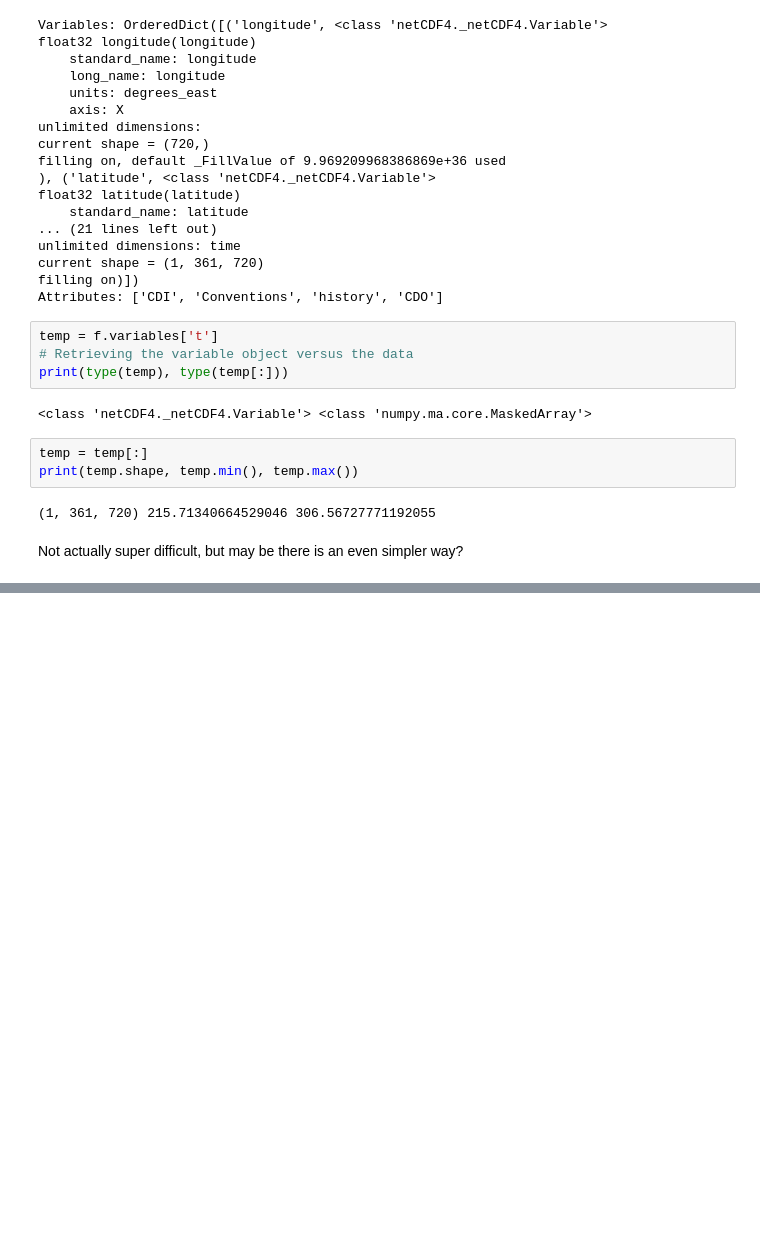
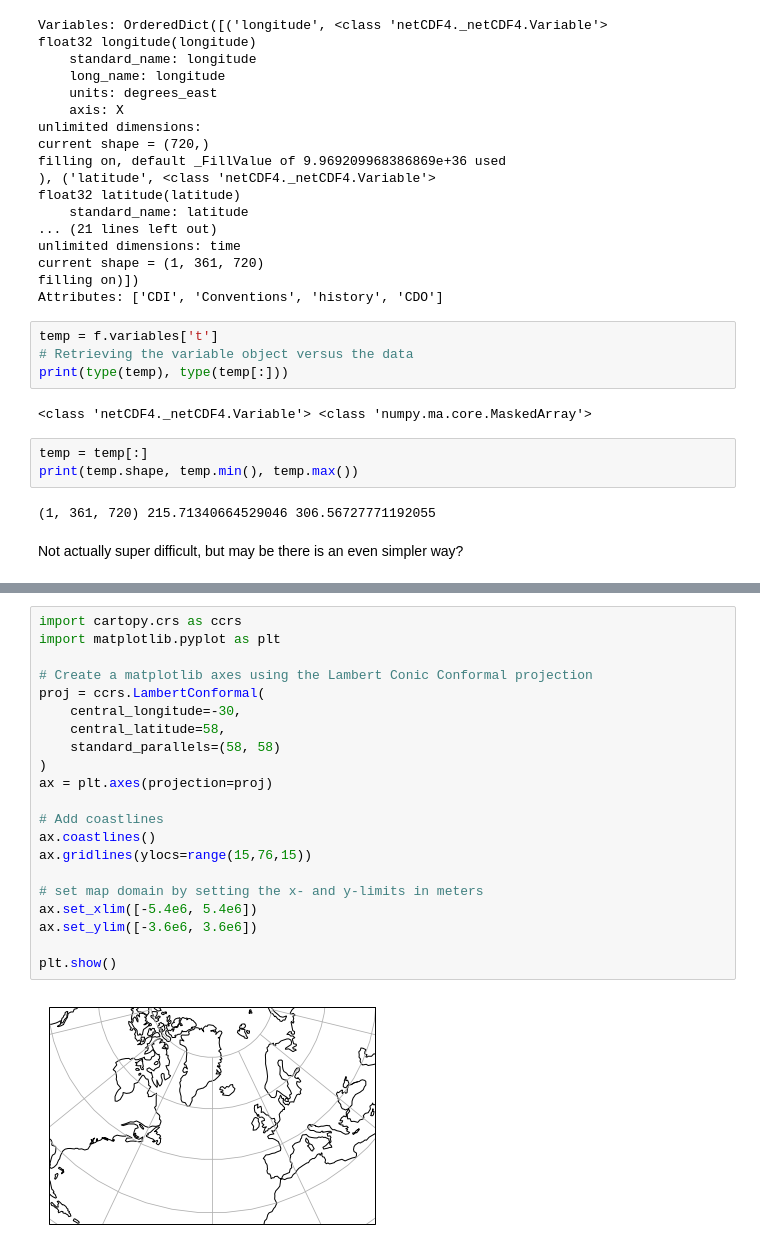
Before and after one commit to rewquey/python_intro, a Jupyter notebook: D2S2 Gridded data analysis.ipynb, the cells around one changed output, grey strips where cells are left out. Saved outputs shown, nothing was run; the diff lists cells and outputs as text; blank space fills up the shorter version.

```diff
--- a/D2S2 Gridded data analysis.ipynb
+++ b/D2S2 Gridded data analysis.ipynb
@@ -52,0 +115,23 @@ Where is the difference to the above?
+# %%
+import cartopy.crs as ccrs
+import matplotlib.pyplot as plt
+
+# Create a matplotlib axes using the Lambert Conic Conformal projection
+proj = ccrs.LambertConformal(
+    central_longitude=-30,
+    central_latitude=58,
+    standard_parallels=(58, 58)
+)
+ax = plt.axes(projection=proj)
+
+# Add coastlines
+ax.coastlines()
+ax.gridlines(ylocs=range(15,76,15))
+
+# set map domain by setting the x- and y-limits in meters
+ax.set_xlim([-5.4e6, 5.4e6])
+ax.set_ylim([-3.6e6, 3.6e6])
+
+plt.show()
+# %% [output]
+[figure, added]
```
Also changed, not shown: parts of 11 cells of this notebook, 3 other files.
